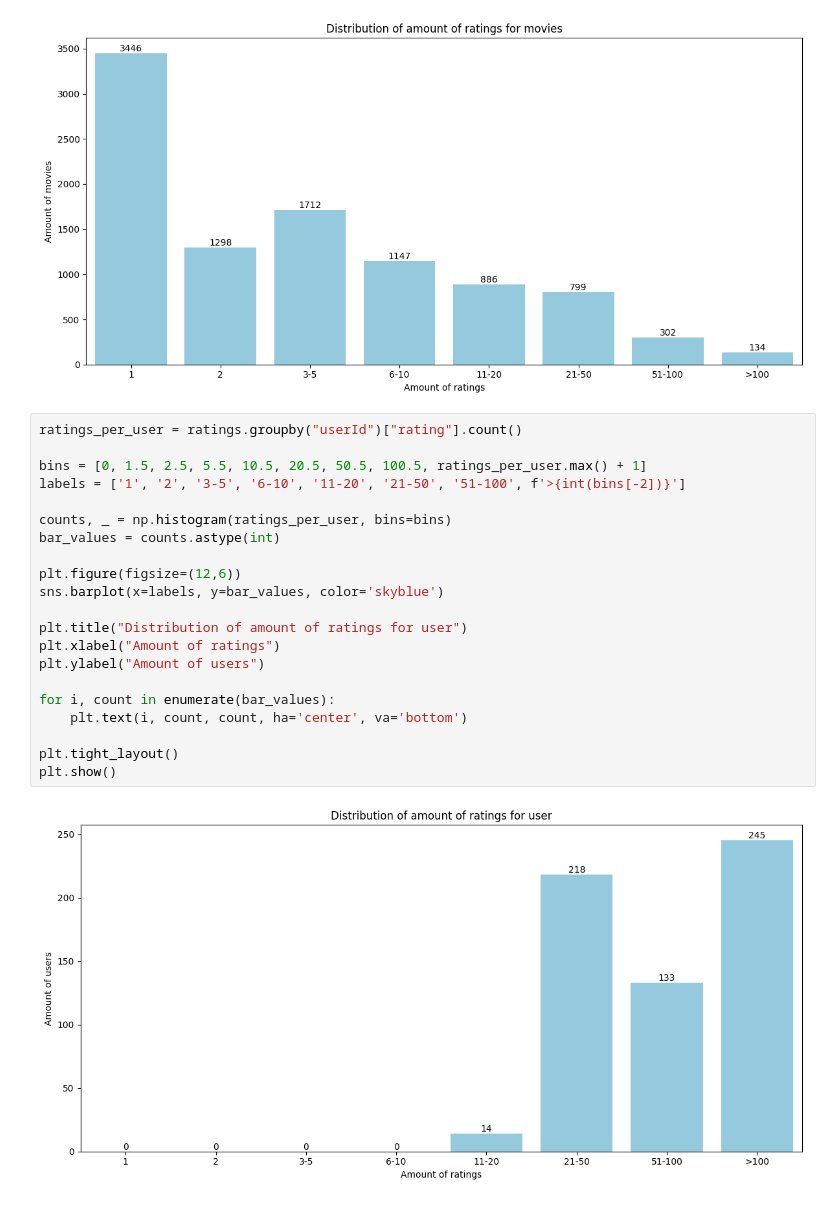
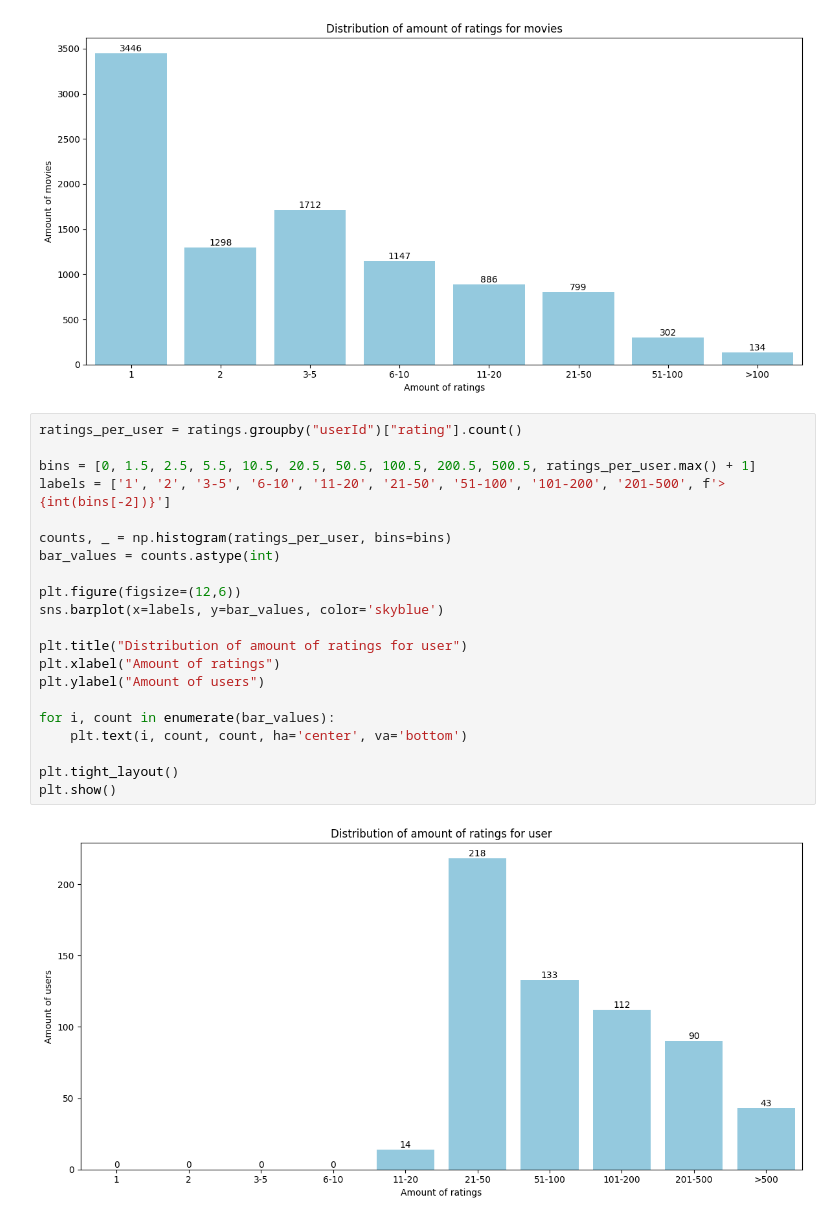
Before and after one commit to IkkiVD/MovieRS, a Jupyter notebook: baptiste.ipynb, the cells around one changed output. Cells and saved outputs as stored; diff of their text form.

```diff
--- a/baptiste.ipynb
+++ b/baptiste.ipynb
@@ -123,23 +121,23 @@ plt.show()
 # %%
 ratings_per_user = ratings.groupby("userId")["rating"].count()
 
-bins = [0, 1.5, 2.5, 5.5, 10.5, 20.5, 50.5, 100.5, ratings_per_user.max() + 1]
-labels = ['1', '2', '3-5', '6-10', '11-20', '21-50', '51-100', f'>{int(bins[-2])}']
+bins = [0, 1.5, 2.5, 5.5, 10.5, 20.5, 50.5, 100.5, 200.5, 500.5, ratings_per_user.max() + 1]
+labels = ['1', '2', '3-5', '6-10', '11-20', '21-50', '51-100', '101-200', '201-500', f'>{int(bins[-2])}']
 
 counts, _ = np.histogram(ratings_per_user, bins=bins)
 bar_values = counts.astype(int)
 
 plt.figure(figsize=(12,6))
 sns.barplot(x=labels, y=bar_values, color='skyblue')
 
 plt.title("Distribution of amount of ratings for user")
 plt.xlabel("Amount of ratings")
 plt.ylabel("Amount of users")
 
 for i, count in enumerate(bar_values):
     plt.text(i, count, count, ha='center', va='bottom')
 
 plt.tight_layout()
 plt.show()
 # %% [output]
-[figure, old version]
+[figure, new version]
```
Also changed, not shown: parts of 2 cells of this notebook.
